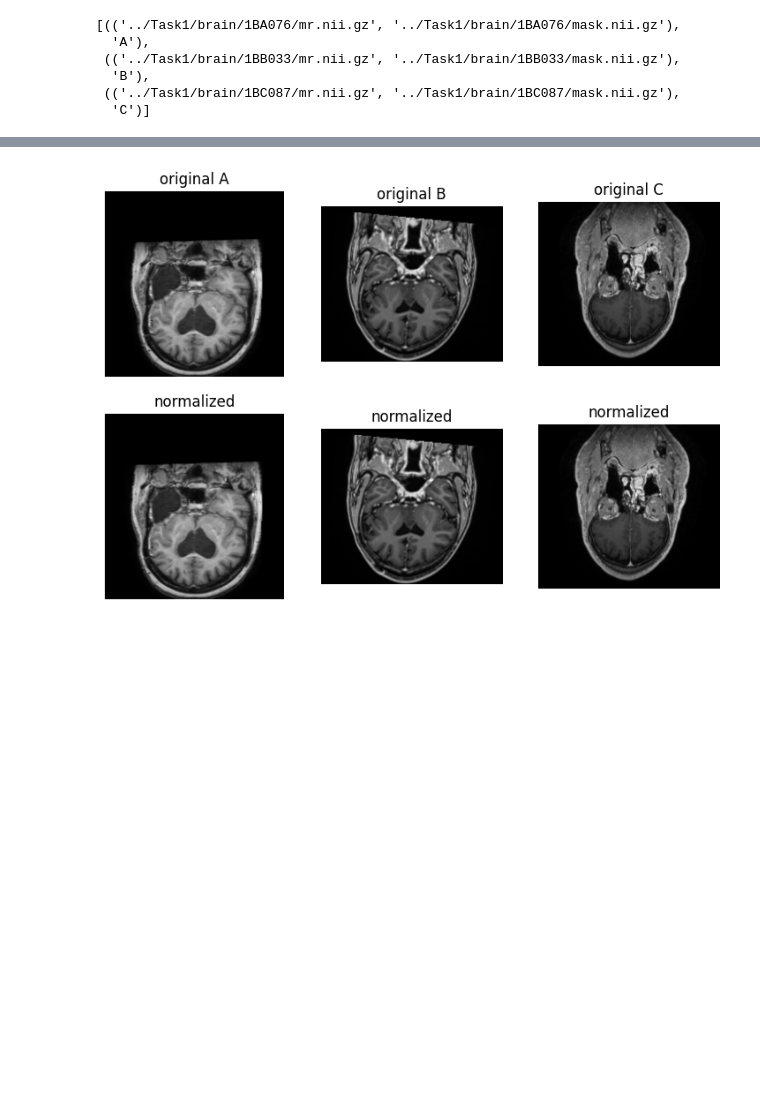
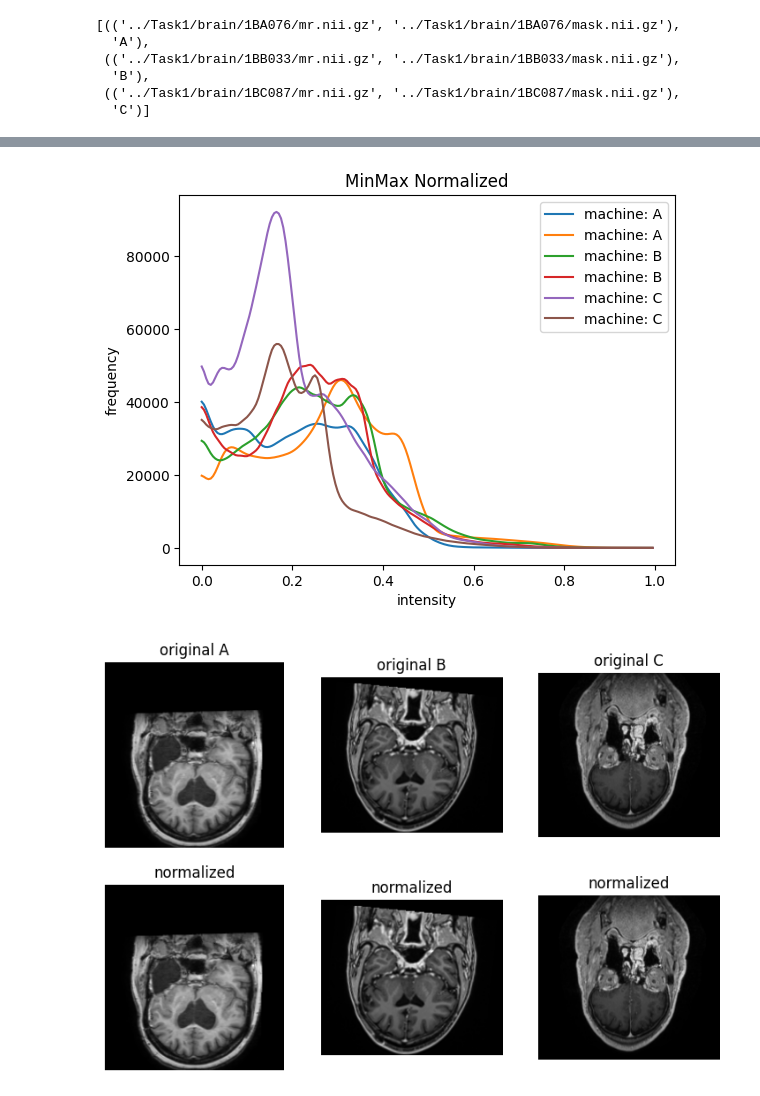
Before and after one commit to taenayat/mri_to_ct, a Jupyter notebook: python_scripts/Histogram.ipynb, the cells around one changed output, grey strips where cells are left out. Saved outputs shown, nothing was run; the diff lists cells and outputs as text; code cells hidden in the pictures; blank space fills up the shorter version.

```diff
--- a/python_scripts/Histogram.ipynb
+++ b/python_scripts/Histogram.ipynb
@@ -601,0 +649,38 @@ plt.show()
+# %%
+hist_data = []
+bin_data = []
+label_data = []
+mixed_dir = [(category_dir[key][i],key) for key in ['A','B','C'] for i in range(2)]
+threshold_dict = {'A':100, 'B':40, 'C':40}
+
+for (mri_img_path,mask_path),cat in mixed_dir:
+    mri_img = sitk.ReadImage(mri_img_path)
+    mri_img = sitk.GetArrayFromImage(mri_img)
+    mask_original = sitk.ReadImage(mask_path)
+    mask_original = sitk.GetArrayFromImage(mask_original).astype(bool)
+
+    threshold = threshold_dict[cat]
+    mask_threshold = np.zeros_like(mri_img, dtype=bool)
+    mask_threshold[mri_img > threshold] = 1
+    mri_img_masked = mri_img[mask_original & mask_threshold]
+    normalized_img = mri_img_masked
+    normalized_img = (normalized_img - np.min(normalized_img)) / (np.max(normalized_img) - np.min(normalized_img))
+
+    # getting histogram
+    freq, bins = np.histogram(normalized_img.flatten(), bins=200)
+    bin_data.append(bins)
+    hist_data.append(freq)
+    label_data.append(cat)
+
+smoothed_hist_data = [gaussian_filter1d(hist, sigma=2) for hist in hist_data]
+
+plt.figure()
+for binss,hist,cat in zip(bin_data, smoothed_hist_data, label_data):
+    plt.plot(binss[:-1], hist, label=f'machine: {cat}')
+plt.legend()
+plt.xlabel('intensity')
+plt.ylabel('frequency')
+plt.title('MinMax Normalized')
+plt.show()
+# %% [output]
+[figure, added]
```
Also changed, not shown: parts of 10 cells of this notebook, 3 other files.
